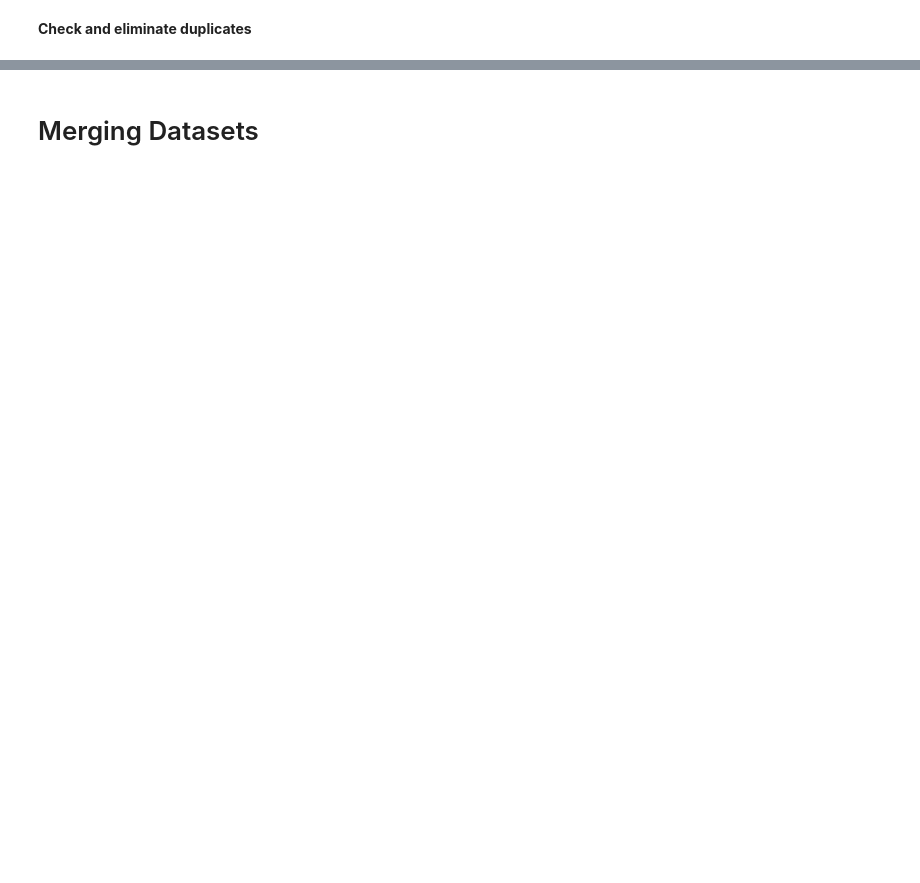
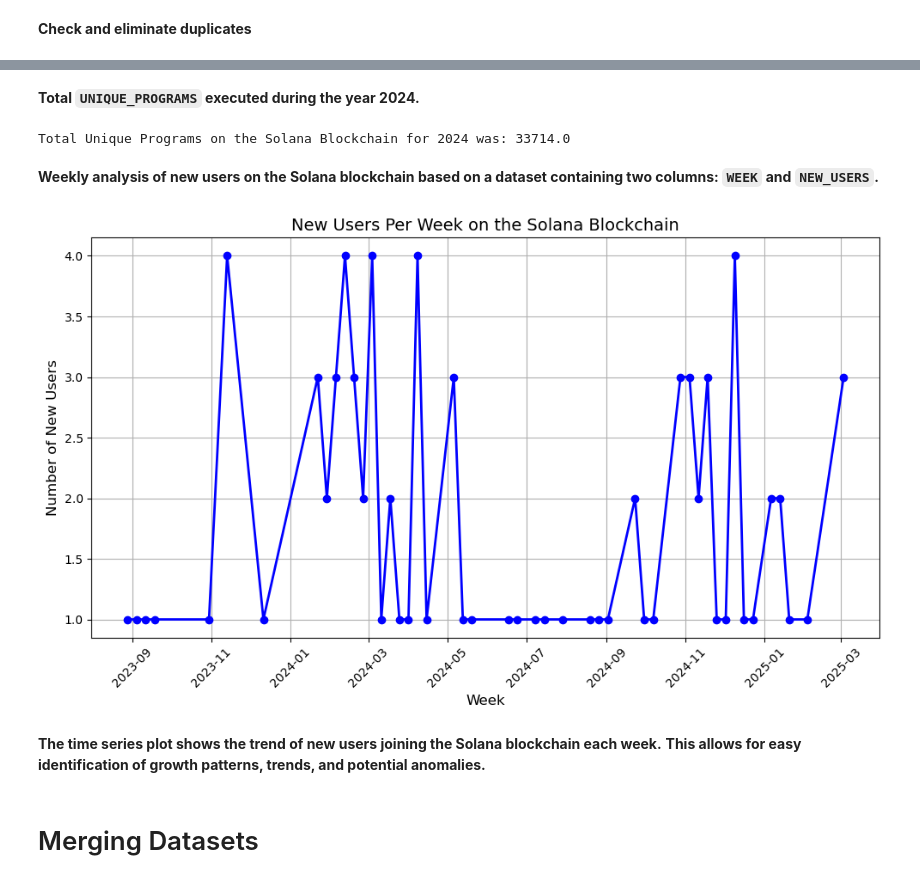
Before and after one commit to liciemw/User-Retention-Activity-on-the-Solana-Blockchain, a Jupyter notebook: U-R-A-O-S-B.ipynb, the cells around one changed output, grey strips where cells are left out. Saved outputs shown, nothing was run; the diff lists cells and outputs as text; code cells hidden in the pictures; blank space fills up the shorter version.

```diff
--- a/U-R-A-O-S-B.ipynb
+++ b/U-R-A-O-S-B.ipynb
@@ -175,5 +174,51 @@ df_fda_no_duplicates.head()
 | 6 | 4UM1urrc1hjCpkZmpV9bYR3ZUpWdYL4n5... | 2025-03-11 00:00:00.000 | 11111111111111111111111111111111 | 2025-03-11 00:00:00.000 | 11111111111111111111111111111111 | 1.0 | 90.0 | ... |
 | 7 | 2JPbX3wyHBfcecyTtBA4LtfiRdUNY6JdK... | 2021-12-21 00:00:00.000 | cndyAnrLdpjq1Ssp1z8xxDsB8dxe7u4HL... | 2025-03-11 00:00:00.000 | JUP6LkbZbjS1jKKwapdHNy74zcZ3tLUZo... | 102.0 | 257.0 | ... |
 | 8 | 2onqANa49DWz2WbCPK4vdVeNU9oHpFGeS... | 2024-01-30 00:00:00.000 | ENicYBBNZQ91toN7ggmTxnDGZW14uv9Uk... | 2025-03-11 00:00:00.000 | 11111111111111111111111111111111 | 7.0 | 21.0 | ... |
+# %% [markdown]
+ **Total `UNIQUE_PROGRAMS` executed during the year 2024.**
+# %%
+query = """
+SELECT SUM(UNIQUE_PROGRAMS)
+FROM Solana_Weekly_Unique_Programs
+WHERE WEEK BETWEEN '2024-01-01' AND '2024-12-31';
+"""
+result = pd.read_sql_query(query, conn)
+
+total_unique_programs = result.iloc[0, 0]
+print(f"Total Unique Programs on the Solana Blockchain for 2024 was: {total_unique_programs}")
+# %% [output]
+Total Unique Programs on the Solana Blockchain for 2024 was: 33714.0
+# %% [markdown]
+**Weekly analysis of new users on the Solana blockchain based on a dataset containing two columns: `WEEK` and `NEW_USERS`.**
+# %%
+#convert 'WEEK' column to string
+if df_swnu['WEEK'].dtype != 'object':
+    df_swnu['WEEK'] = df_swnu['WEEK'].astype(str)
+
+#clean the 'WEEK' column for any unwanted invisible characters
+df_swnu['WEEK'] = df_swnu['WEEK'].str.strip()
+
+#convert the 'WEEK' column to datetime
+df_swnu['WEEK'] = pd.to_datetime(df_swnu['WEEK'], errors='coerce')
+
+#Group by the 'WEEK' column and sum the 'NEW_USERS' column
+df_weekly_new_users = df_swnu.groupby('WEEK')['NEW_USERS'].sum().reset_index()
+
+#Plot the time series graph
+plt.figure(figsize=(10, 6))
+plt.plot(df_weekly_new_users['WEEK'], df_weekly_new_users['NEW_USERS'], marker='o', color='b', linestyle='-', linewidth=2)
+plt.title('New Users Per Week on the Solana Blockchain', fontsize=14)
+plt.xlabel('Week', fontsize=12)
+plt.ylabel('Number of New Users', fontsize=12)
+plt.xticks(rotation=45)
+plt.grid(True)
+plt.tight_layout()
+
+plt.show()
+# %% [output]
+[figure, added]
+# %% [markdown]
+**The time series plot shows the trend of new users joining the Solana blockchain each week.**
+**This allows for easy identification of growth patterns, trends, and potential anomalies.**
 # %% [markdown]
 # Merging Datasets
```
Also changed, not shown: parts of 5 cells of this notebook.
